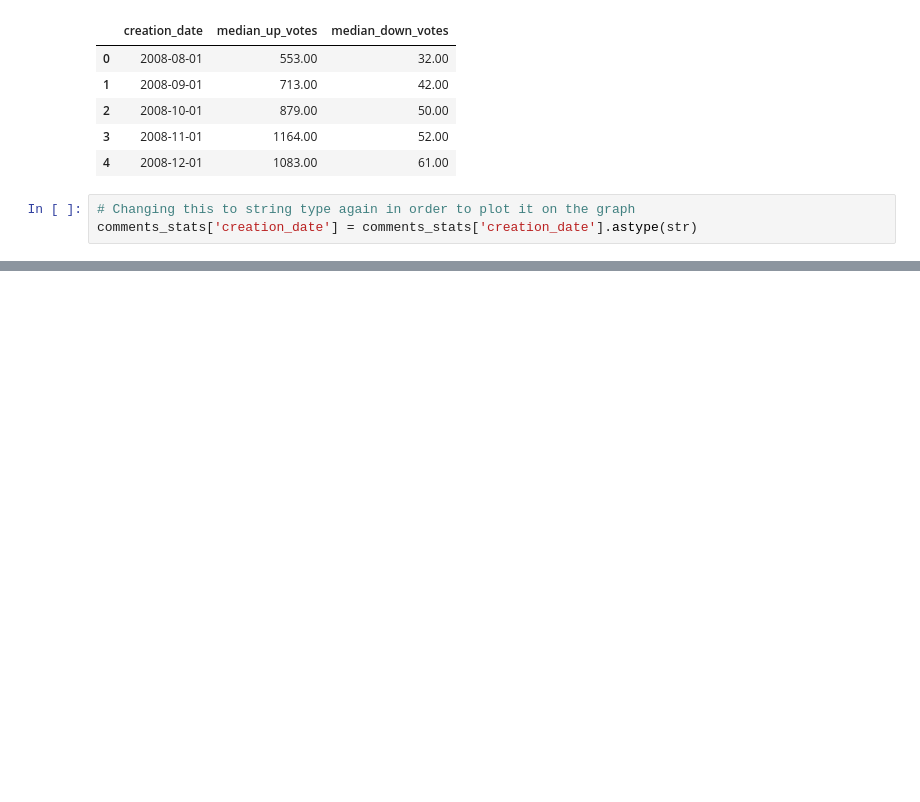
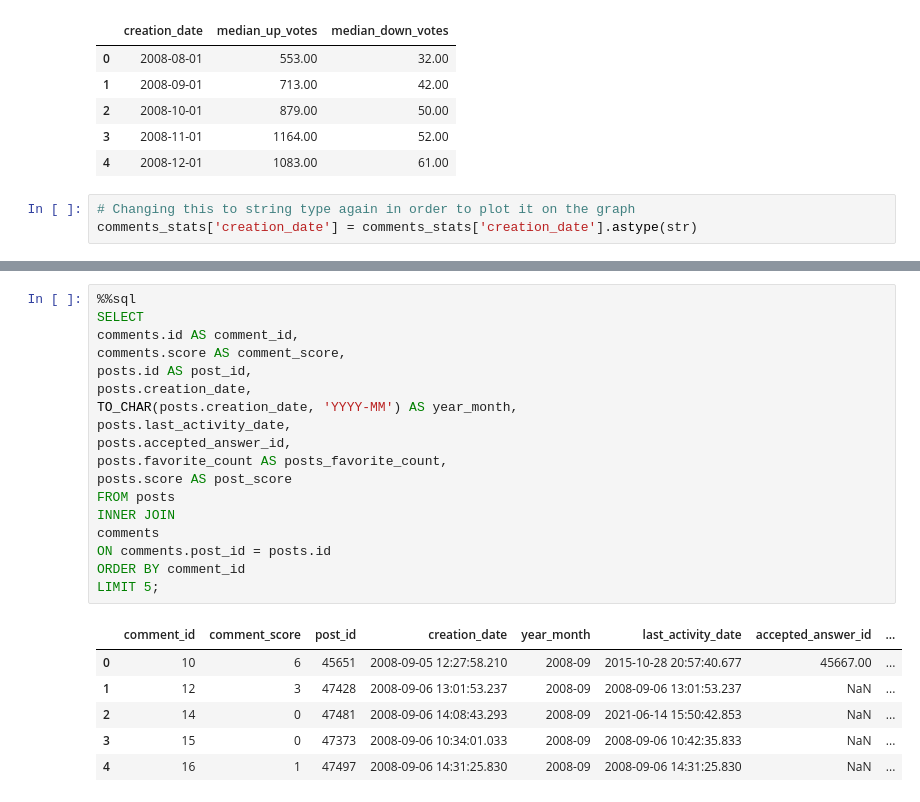
Before and after one commit to denisecodes/stack_overflow_dashboard, a Jupyter notebook: stack_overflow_dashboard.ipynb, the cells around one changed output, grey strips where cells are left out. Cells and saved outputs as stored; diff of their text form; blank space fills up the shorter version.

Commit message:
add analysis completion on comments and users, started posts and comments

```diff
--- a/stack_overflow_dashboard.ipynb
+++ b/stack_overflow_dashboard.ipynb
@@ -717,0 +746,25 @@ Overall, when Stackoverflow first took off as a product, it grew in popularity q
+# %%
+%%sql
+SELECT
+comments.id AS comment_id,
+comments.score AS comment_score,
+posts.id AS post_id,
+posts.creation_date,
+TO_CHAR(posts.creation_date, 'YYYY-MM') AS year_month,
+posts.last_activity_date,
+posts.accepted_answer_id,
+posts.favorite_count AS posts_favorite_count,
+posts.score AS post_score
+FROM posts
+INNER JOIN
+comments
+ON comments.post_id = posts.id
+ORDER BY comment_id
+LIMIT 5;
+# %% [output]
+|  | comment_id | comment_score | post_id | creation_date | year_month | last_activity_date | accepted_answer_id | ... |
+| 0 | 10 | 6 | 45651 | 2008-09-05 12:27:58.210 | 2008-09 | 2015-10-28 20:57:40.677 | 45667.00 | ... |
+| 1 | 12 | 3 | 47428 | 2008-09-06 13:01:53.237 | 2008-09 | 2008-09-06 13:01:53.237 | NaN | ... |
+| 2 | 14 | 0 | 47481 | 2008-09-06 14:08:43.293 | 2008-09 | 2021-06-14 15:50:42.853 | NaN | ... |
+| 3 | 15 | 0 | 47373 | 2008-09-06 10:34:01.033 | 2008-09 | 2008-09-06 10:42:35.833 | NaN | ... |
+| 4 | 16 | 1 | 47497 | 2008-09-06 14:31:25.830 | 2008-09 | 2008-09-06 14:31:25.830 | NaN | ... |
```
Also changed, not shown: parts of 15 cells of this notebook.
